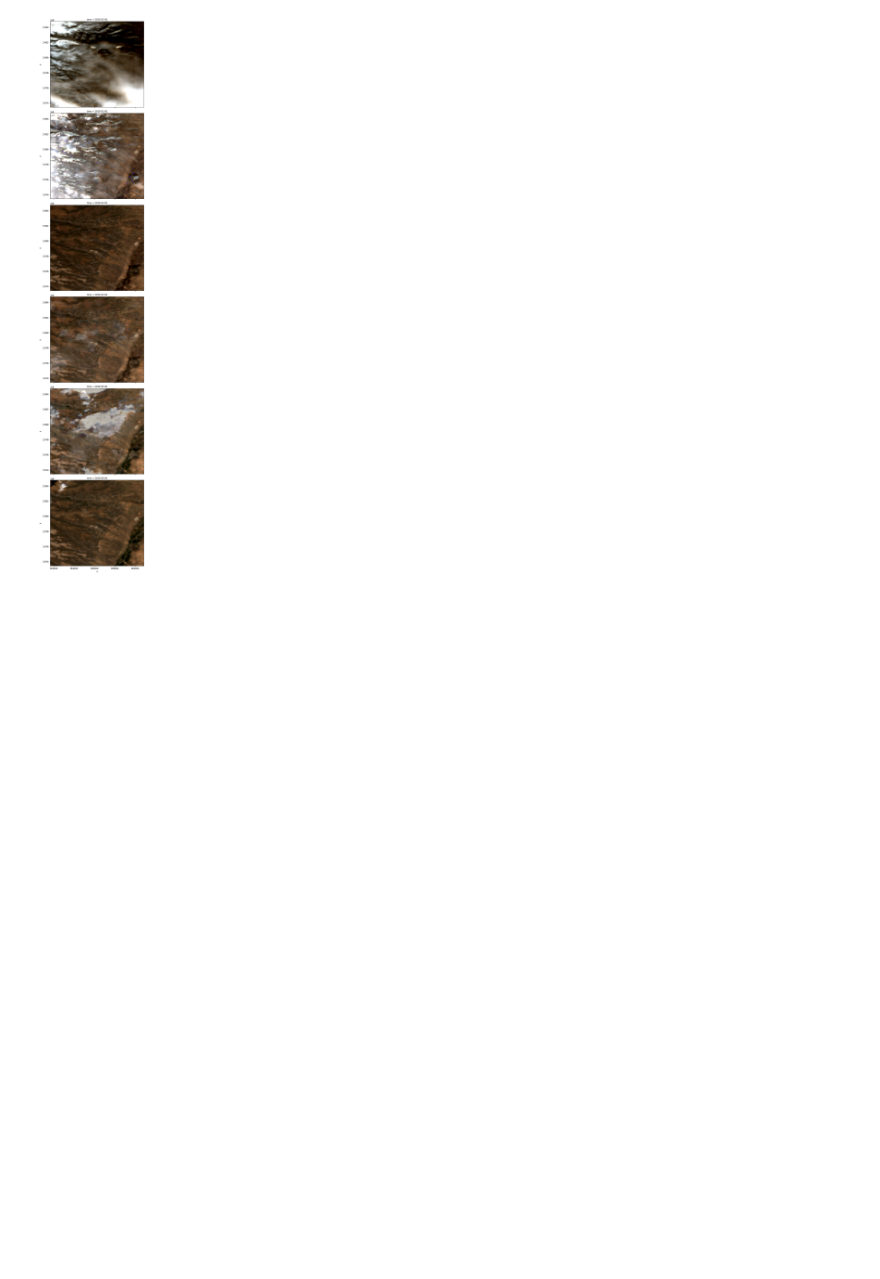
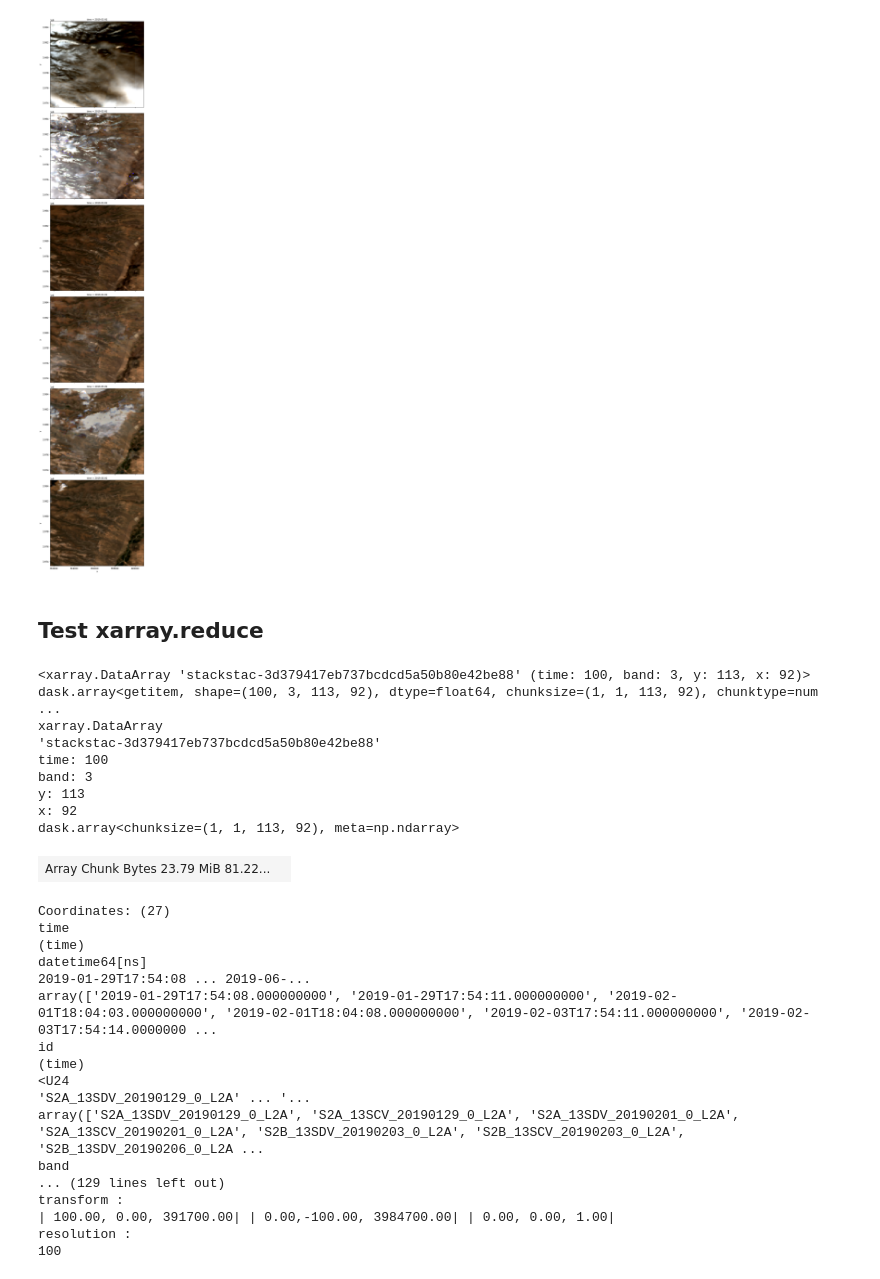
Before and after one commit to Open-EO/openeo-processes-dask, a Jupyter notebook: examples/stackstac_example.ipynb, the cells around one changed output. Drawn from its saved outputs; the diff is of its cells as text; code cells hidden in the pictures; blank space fills up the shorter version.

```diff
--- a/examples/stackstac_example.ipynb
+++ b/examples/stackstac_example.ipynb
@@ -51,7 +24,7 @@ items = pystac_client.Client.open(
 ).search(
     intersects=dict(type="Point", coordinates=[-106, 35.7]),
     collections=["sentinel-s2-l2a-cogs"],
-    datetime="2019-01-01/2019-06-01",
-    limit=10_000,
+    datetime="2019-05-01/2019-06-01",
+    limit=1000
 ).get_all_items()
 len(items)
@@ -168,3 +66,34 @@ rgb_.plot.imshow(row="time", rgb="band", robust=True, size=6)
 # %% [output]
 <xarray.plot.facetgrid.FacetGrid at 0x...>
 [figure]
+# %% [markdown]
+## Test xarray.reduce
+# %%
+rgb
+# %% [output]
+<xarray.DataArray 'stackstac-3d379417eb737bcdcd5a50b80e42be88' (time: 100, band: 3, y: 113, x: 92)> dask.array<getitem, shape=(100, 3, 113, 92), dtype=float64, chunksize=(1, 1, 113, 92), chunktype=num ...
+xarray.DataArray
+'stackstac-3d379417eb737bcdcd5a50b80e42be88'
+time: 100
+band: 3
+y: 113
+x: 92
+dask.array<chunksize=(1, 1, 113, 92), meta=np.ndarray>
+| Array Chunk Bytes 23.79 MiB 81.22... |  |
+Coordinates: (27)
+time
+(time)
+datetime64[ns]
+2019-01-29T17:54:08 ... 2019-06-...
+array(['2019-01-29T17:54:08.000000000', '2019-01-29T17:54:11.000000000', '2019-02-01T18:04:03.000000000', '2019-02-01T18:04:08.000000000', '2019-02-03T17:54:11.000000000', '2019-02-03T17:54:14.0000000 ...
+id
+(time)
+<U24
+'S2A_13SDV_20190129_0_L2A' ... '...
+array(['S2A_13SDV_20190129_0_L2A', 'S2A_13SCV_20190129_0_L2A', 'S2A_13SDV_20190201_0_L2A', 'S2A_13SCV_20190201_0_L2A', 'S2B_13SDV_20190203_0_L2A', 'S2B_13SCV_20190203_0_L2A', 'S2B_13SDV_20190206_0_L2A ...
+band
+... (129 lines left out)
+transform :
+| 100.00, 0.00, 391700.00| | 0.00,-100.00, 3984700.00| | 0.00, 0.00, 1.00|
+resolution :
+100
```
Also changed, not shown: parts of 16 cells of this notebook, 25 other files.
